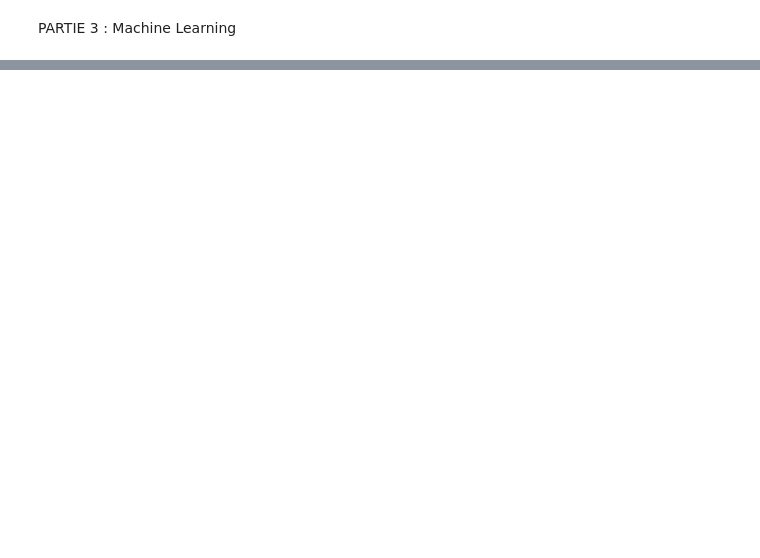
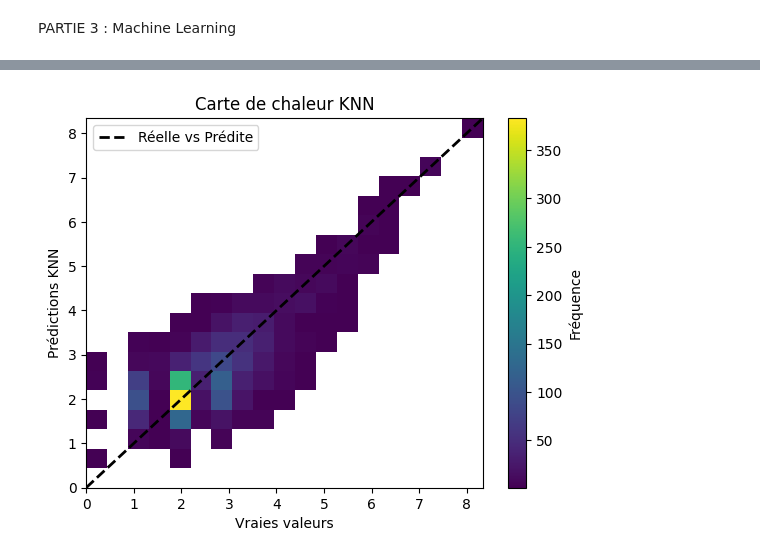
Before and after one commit to LeaBarreau/Data_visualisation, a Jupyter notebook: Notebook.ipynb, the cells around one changed output, grey strips where cells are left out. Cells and saved outputs as stored; diff of their text form; code cells hidden in the pictures; blank space fills up the shorter version.

```diff
--- a/Notebook.ipynb
+++ b/Notebook.ipynb
@@ -563,0 +602,7 @@ plt.show()
+# %%
+X_train = X_train.fillna(X_train.mean())
+X_test = X_test.fillna(X_test.mean())
+# %%
+scaler = StandardScaler()
+X_train_scaled = scaler.fit_transform(X_train)
+X_test_scaled = scaler.transform(X_test)
@@ -563,0 +613,6 @@ plt.show()
+# %%
+# Initialisez le modèle
+model = LinearRegression()
+
+# Entraînez le modèle sur les données d'entraînement
+model.fit(X_train_scaled, y_train)
@@ -563,0 +684,18 @@ plt.show()
+# %%
+from sklearn.neighbors import KNeighborsRegressor
+
+# Initialisez le modèle KNN
+knn_model = KNeighborsRegressor(n_neighbors=5)
+
+# Entraînez le modèle sur les données d'entraînement
+knn_model.fit(X_train_scaled, y_train)
+
+# Prédiction sur les données de test
+y_pred_knn = knn_model.predict(X_test_scaled)
+
+# Évaluez la performance du modèle KNN
+mse_knn = mean_squared_error(y_test, y_pred_knn)
+r2_knn = r2_score(y_test, y_pred_knn)
+
+print(f'Mean Squared Error (KNN): {mse_knn}')
+print(f'R-squared (KNN): {r2_knn}')
@@ -563,0 +723,13 @@ plt.show()
+# %%
+import numpy as np
+bins = np.linspace(min(y_test), max(y_test), 20)
+plt.hist2d(y_test, y_pred_knn, bins=[bins, bins], cmap='viridis', cmin=1)
+plt.plot([min(y_test), max(y_test)], [min(y_test), max(y_test)], '--k', linewidth=2, label='Réelle vs Prédite')
+plt.xlabel('Vraies valeurs')
+plt.ylabel('Prédictions KNN')
+plt.title('Carte de chaleur KNN')
+plt.colorbar(label='Fréquence')
+plt.legend()
+plt.show()
+# %% [output]
+[figure, added]
```
Also changed, not shown: parts of 19 cells of this notebook, 1 other file.
